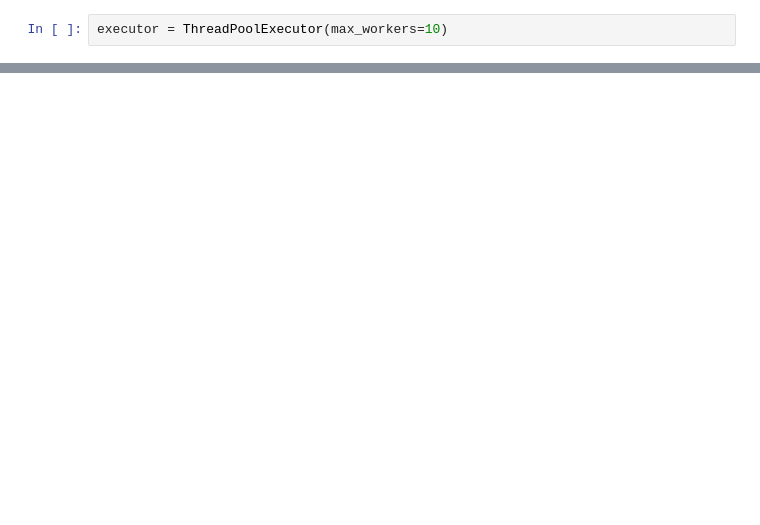
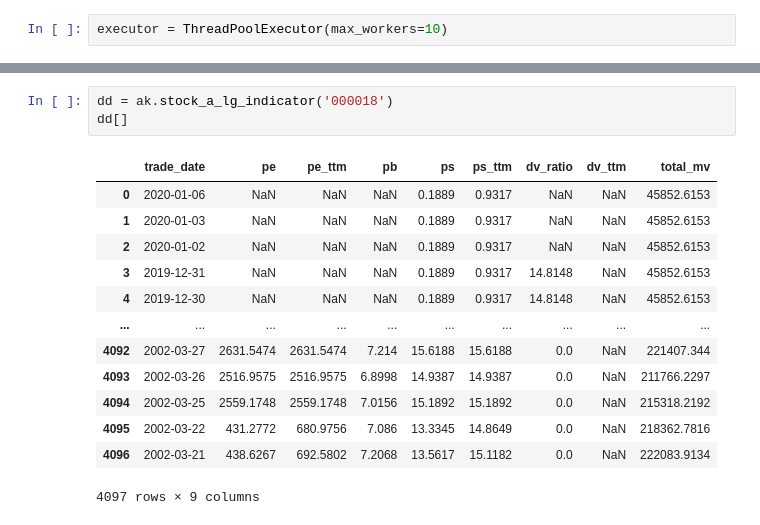
Before and after one commit to wangcheng-fnst/lhbypy, a Jupyter notebook: src/bt_test/jupyter_test/多线程.ipynb, the cells around one changed output, grey strips where cells are left out. Drawn from its saved outputs; the diff is of its cells as text; blank space fills up the shorter version.

```diff
--- a/src/bt_test/jupyter_test/多线程.ipynb
+++ b/src/bt_test/jupyter_test/多线程.ipynb
@@ -36,0 +226,17 @@ main
+# %%
+dd = ak.stock_a_lg_indicator('000018')
+dd[]
+# %% [output]
+|  | trade_date | pe | pe_ttm | pb | ps | ps_ttm | dv_ratio | dv_ttm | total_mv |
+| 0 | 2020-01-06 | NaN | NaN | NaN | 0.1889 | 0.9317 | NaN | NaN | 45852.6153 |
+| 1 | 2020-01-03 | NaN | NaN | NaN | 0.1889 | 0.9317 | NaN | NaN | 45852.6153 |
+| 2 | 2020-01-02 | NaN | NaN | NaN | 0.1889 | 0.9317 | NaN | NaN | 45852.6153 |
+| 3 | 2019-12-31 | NaN | NaN | NaN | 0.1889 | 0.9317 | 14.8148 | NaN | 45852.6153 |
+| 4 | 2019-12-30 | NaN | NaN | NaN | 0.1889 | 0.9317 | 14.8148 | NaN | 45852.6153 |
+| ... | ... | ... | ... | ... | ... | ... | ... | ... | ... |
+| 4092 | 2002-03-27 | 2631.5474 | 2631.5474 | 7.214 | 15.6188 | 15.6188 | 0.0 | NaN | 221407.344 |
+| 4093 | 2002-03-26 | 2516.9575 | 2516.9575 | 6.8998 | 14.9387 | 14.9387 | 0.0 | NaN | 211766.2297 |
+| 4094 | 2002-03-25 | 2559.1748 | 2559.1748 | 7.0156 | 15.1892 | 15.1892 | 0.0 | NaN | 215318.2192 |
+| 4095 | 2002-03-22 | 431.2772 | 680.9756 | 7.086 | 13.3345 | 14.8649 | 0.0 | NaN | 218362.7816 |
+| 4096 | 2002-03-21 | 438.6267 | 692.5802 | 7.2068 | 13.5617 | 15.1182 | 0.0 | NaN | 222083.9134 |
+4097 rows × 9 columns
```
Also changed, not shown: parts of 28 cells of this notebook, 7 other files.
